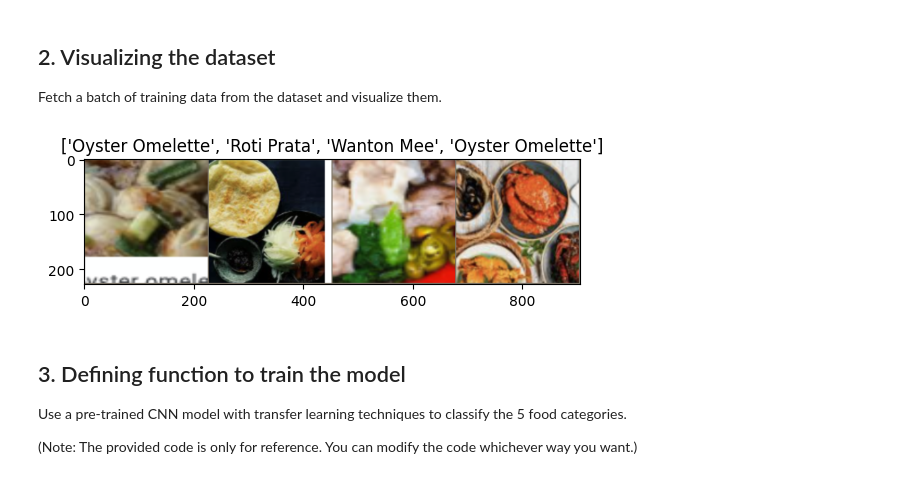
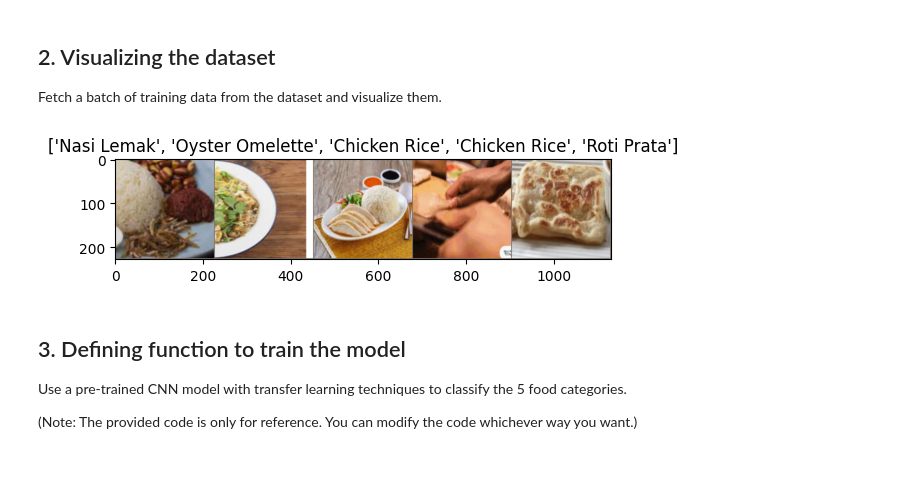
Before and after one commit to Lil-YH/IE4414_team_project, a Jupyter notebook: EE4414_team_practice(2).ipynb, the cells around one changed output. Cells and saved outputs as stored; diff of their text form; code cells hidden in the pictures.

```diff
--- a/EE4414_team_practice(2).ipynb
+++ b/EE4414_team_practice(2).ipynb
@@ -125,26 +125,26 @@ Fetch a batch of training data from the dataset and visualize them.
 # %%
 def imshow(inp, title=None):
     """Imshow for Tensor."""
     inp = inp.numpy().transpose((1, 2, 0))
     mean = np.array([0.485, 0.456, 0.406])
     std = np.array([0.229, 0.224, 0.225])
     inp = std * inp + mean
     inp = np.clip(inp, 0, 1)
     plt.imshow(inp)
     if title is not None:
         plt.title(title)
     plt.pause(0.001)  # pause a bit so that plots are updated
 
 
 # Get a batch of training data
 inputs, classes = next(iter(dataloaders['train']))
 
 # Make a grid from batch
-out = torchvision.utils.make_grid(inputs[:4])
+out = torchvision.utils.make_grid(inputs[:5])
 
-imshow(out, title=[class_names[x] for x in classes[:4]])
+imshow(out, title=[class_names[x] for x in classes[:5]])
 # %% [output]
-[figure, old version]
+[figure, new version]
 # %% [markdown]
 ## 3. Defining function to train the model
 
```
Also changed, not shown: parts of 7 cells of this notebook.
